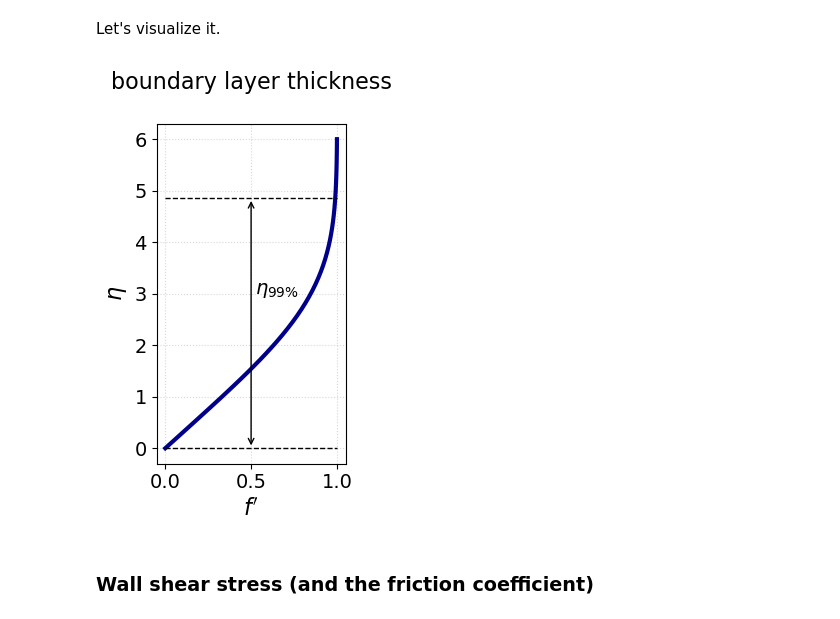
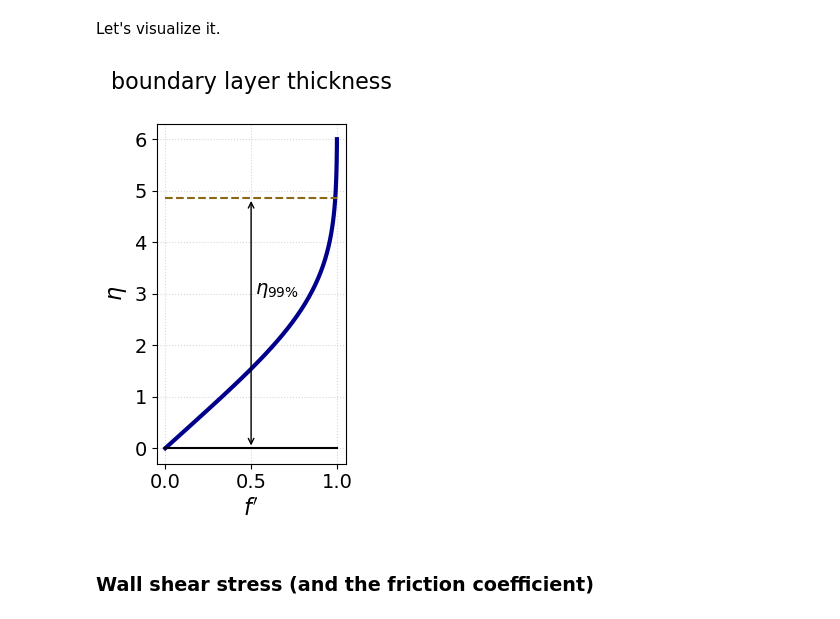
Before and after one commit to ichristov/intermediate-fluid-mechanics, a Jupyter notebook: boundary_layers.ipynb, the cells around one changed output. Drawn from its saved outputs; the diff is of its cells as text; code cells hidden in the pictures.

Commit message:
change to plot linestyles

```diff
--- a/boundary_layers.ipynb
+++ b/boundary_layers.ipynb
@@ -231,28 +231,28 @@ Let's visualize it.
 # %%
 fig, ax = plt.subplots(tight_layout=True)
 
 ax.plot(fp_plot, eta, linewidth=3, color='darkblue')
 
 ax.set_xlabel(r"$f'$")
 ax.set_ylabel(r"$\eta$")
 
 ax.grid(alpha=0.5, linestyle='dotted')
 
 x11 = np.linspace(0, 1, num=11)
-ax.plot(x11, eta99*np.ones_like(x11), color='black',
-        linewidth=1, linestyle='dashed')
+ax.plot(x11, eta99*np.ones_like(x11), color='#8B6914',
+        linewidth=1.5, linestyle='dashed')
 ax.plot(x11, 0*np.ones_like(x11), color='black',
-        linewidth=1, linestyle='dashed')
+        linewidth=1.5, linestyle='solid')
 
 # add nice arrows
 ax.text(0.52, 3, r"$\eta_{99\%}$", fontdict={'size': 14})
 # bbox=dict(boxstyle='round', facecolor='wheat', alpha=0.5)
 ax.annotate("", (0.5, 0), (0.5, eta99), arrowprops={'arrowstyle': '<->'})
 
 ax.set_title('boundary layer thickness')
 ax.set_aspect(0.3, 'box')
 # %% [output]
-[figure, old version]
+[figure, new version]
 # %% [markdown]
 ### Wall shear stress (and the friction coefficient)
 # %% [markdown]
```
